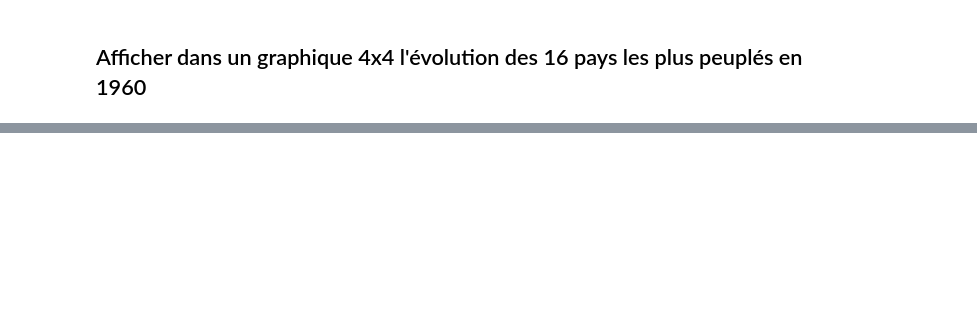
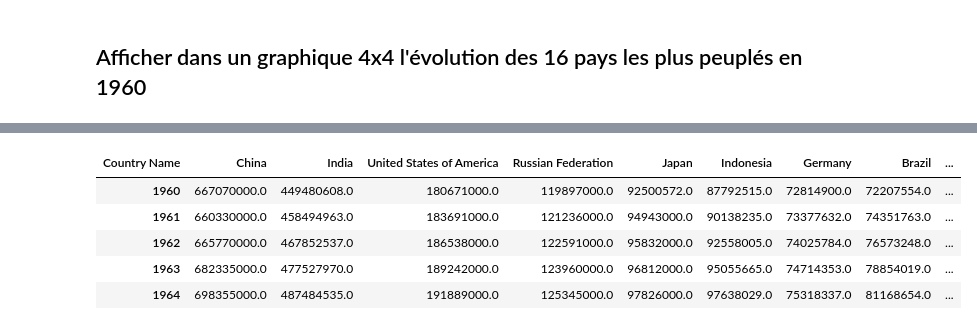
Before and after one commit to Bl3f/amse2021, a Jupyter notebook: Groupe-B/Day 2 - Pandas - 2021-03-13.ipynb, the cells around one changed output, grey strips where cells are left out. Drawn from its saved outputs; the diff is of its cells as text; code cells hidden in the pictures; blank space fills up the shorter version.

```diff
--- a/Groupe-B/Day 2 - Pandas - 2021-03-13.ipynb
+++ b/Groupe-B/Day 2 - Pandas - 2021-03-13.ipynb
@@ -903,0 +893,11 @@ Name: France, dtype: object
+# %%
+data_16 = world_population.sort_values("1960", ascending=False).iloc[:16,3:-2].T
+# %%
+data_16.head()
+# %% [output]
+| Country Name | China | India | United States of America | Russian Federation | Japan | Indonesia | Germany | Brazil | ... |
+| 1960 | 667070000.0 | 449480608.0 | 180671000.0 | 119897000.0 | 92500572.0 | 87792515.0 | 72814900.0 | 72207554.0 | ... |
+| 1961 | 660330000.0 | 458494963.0 | 183691000.0 | 121236000.0 | 94943000.0 | 90138235.0 | 73377632.0 | 74351763.0 | ... |
+| 1962 | 665770000.0 | 467852537.0 | 186538000.0 | 122591000.0 | 95832000.0 | 92558005.0 | 74025784.0 | 76573248.0 | ... |
+| 1963 | 682335000.0 | 477527970.0 | 189242000.0 | 123960000.0 | 96812000.0 | 95055665.0 | 74714353.0 | 78854019.0 | ... |
+| 1964 | 698355000.0 | 487484535.0 | 191889000.0 | 125345000.0 | 97826000.0 | 97638029.0 | 75318337.0 | 81168654.0 | ... |
```
Also changed, not shown: parts of 10 cells of this notebook.
